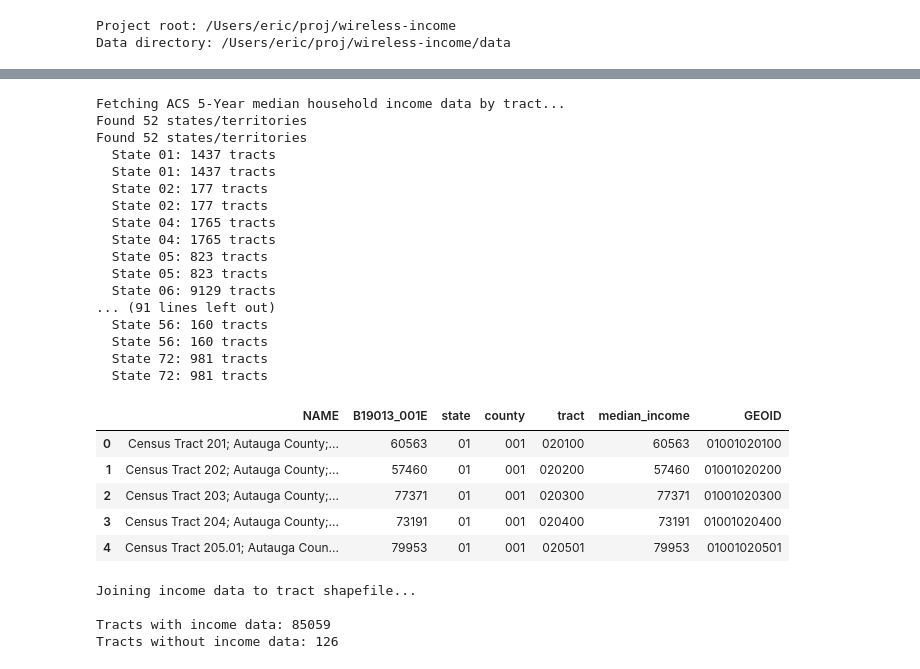
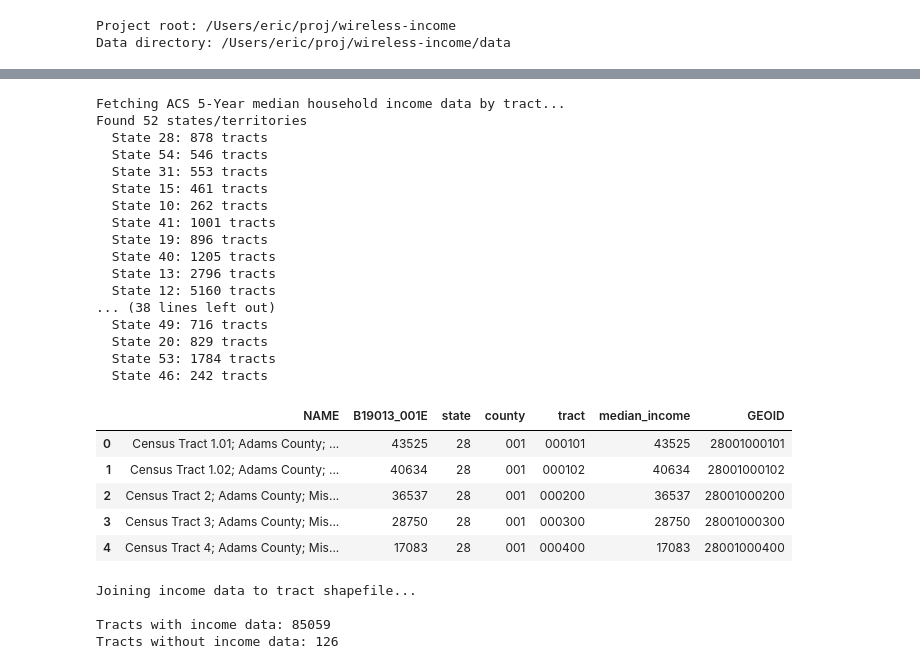
Before and after one commit to maxbusboom/WirelessIncome, a Jupyter notebook: notebooks/ericbusboom/census_tracts.ipynb, the cells around one changed output, grey strips where cells are left out. Saved outputs shown, nothing was run; the diff lists cells and outputs as text; code cells hidden in the pictures.

```diff
--- a/notebooks/ericbusboom/census_tracts.ipynb
+++ b/notebooks/ericbusboom/census_tracts.ipynb
@@ -66,58 +66,58 @@ print("Fetching ACS 5-Year median household income data by tract...")
 states_url = "https://api.census.gov/data/2022/acs/acs5?get=NAME&for=state:*"
 states_response = requests.get(states_url)
 states_data = states_response.json()
-state_fips = [row[1] for row in states_data[1:]]  # Skip header
+state_fips = set([row[1] for row in states_data[1:]])  # Skip header
 
 print(f"Found {len(state_fips)} states/territories")
 
 # Fetch median income for all tracts in each state
 all_tracts = []
 
 for i, state_fips_code in enumerate(state_fips):  # Get all states
     try:
         url = f"https://api.census.gov/data/2022/acs/acs5?get=NAME,B19013_001E&for=tract:*&in=state:{state_fips_code}"
         response = requests.get(url)
         data = response.json()
 
         # Convert to dataframe
         df = pd.DataFrame(data[1:], columns=data[0])
         all_tracts.append(df)
         print(f"  State {state_fips_code}: {len(df)} tracts")
     except Exception as e:
         print(f"  Error fetching state {state_fips_code}: {e}")
 
 # Combine all data
 income_df = pd.concat(all_tracts, ignore_index=True)
 
 # Clean up the data
 income_df['median_income'] = pd.to_numeric(income_df['B19013_001E'], errors='coerce')
 income_df['GEOID'] = income_df['state'] + income_df['county'] + income_df['tract']
 
 income_df.head()
 # %% [output]
 Fetching ACS 5-Year median household income data by tract...
 Found 52 states/territories
-Found 52 states/territories
-  State 01: 1437 tracts
-  State 01: 1437 tracts
-  State 02: 177 tracts
-  State 02: 177 tracts
-  State 04: 1765 tracts
-  State 04: 1765 tracts
-  State 05: 823 tracts
-  State 05: 823 tracts
-  State 06: 9129 tracts
-... (91 lines left out)
-  State 56: 160 tracts
-  State 56: 160 tracts
-  State 72: 981 tracts
-  State 72: 981 tracts
+  State 28: 878 tracts
+  State 54: 546 tracts
+  State 31: 553 tracts
+  State 15: 461 tracts
+  State 10: 262 tracts
+  State 41: 1001 tracts
+  State 19: 896 tracts
+  State 40: 1205 tracts
+  State 13: 2796 tracts
+  State 12: 5160 tracts
+... (38 lines left out)
+  State 49: 716 tracts
+  State 20: 829 tracts
+  State 53: 1784 tracts
+  State 46: 242 tracts
 |  | NAME | B19013_001E | state | county | tract | median_income | GEOID |
-| 0 | Census Tract 201; Autauga County;... | 60563 | 01 | 001 | 020100 | 60563 | 01001020100 |
-| 1 | Census Tract 202; Autauga County;... | 57460 | 01 | 001 | 020200 | 57460 | 01001020200 |
-| 2 | Census Tract 203; Autauga County;... | 77371 | 01 | 001 | 020300 | 77371 | 01001020300 |
-| 3 | Census Tract 204; Autauga County;... | 73191 | 01 | 001 | 020400 | 73191 | 01001020400 |
-| 4 | Census Tract 205.01; Autauga Coun... | 79953 | 01 | 001 | 020501 | 79953 | 01001020501 |
+| 0 | Census Tract 1.01; Adams County; ... | 43525 | 28 | 001 | 000101 | 43525 | 28001000101 |
+| 1 | Census Tract 1.02; Adams County; ... | 40634 | 28 | 001 | 000102 | 40634 | 28001000102 |
+| 2 | Census Tract 2; Adams County; Mis... | 36537 | 28 | 001 | 000200 | 36537 | 28001000200 |
+| 3 | Census Tract 3; Adams County; Mis... | 28750 | 28 | 001 | 000300 | 28750 | 28001000300 |
+| 4 | Census Tract 4; Adams County; Mis... | 17083 | 28 | 001 | 000400 | 17083 | 28001000400 |
 # %%
 # Join income data to tract geometries
 print("Joining income data to tract shapefile...")
```
Also changed, not shown: parts of 2 cells of this notebook, 5 other files.
